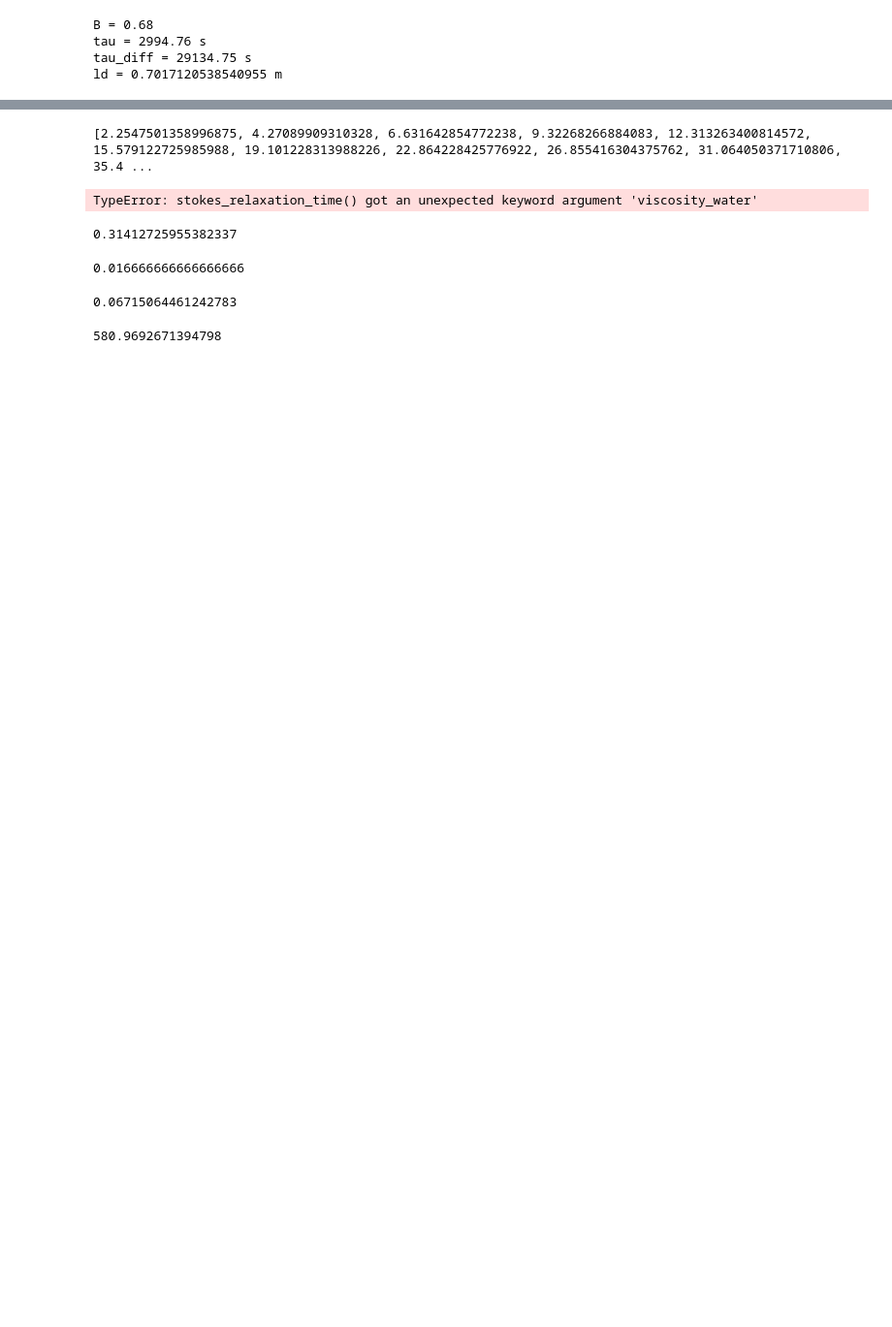
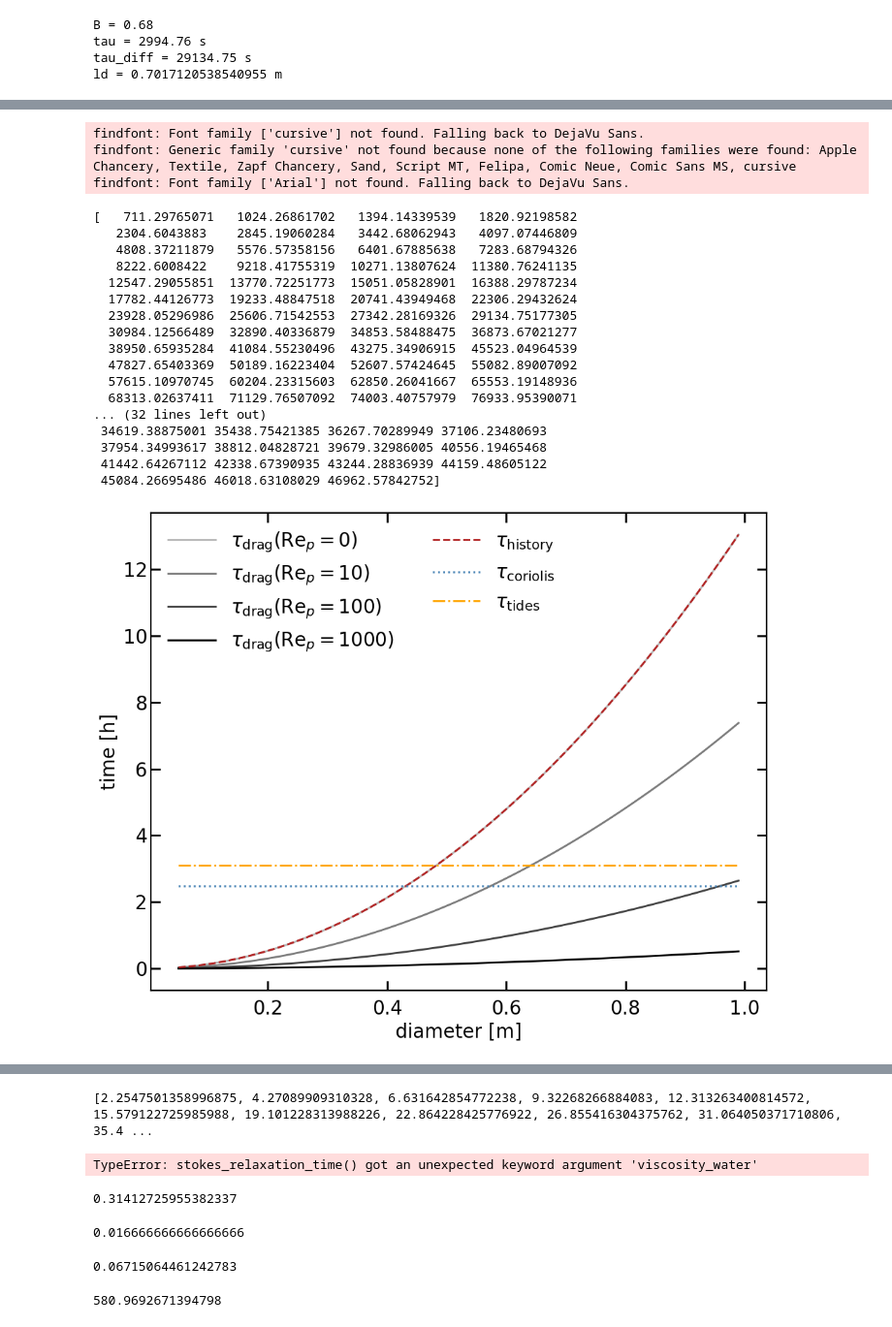
Before and after one commit to Parcels-code/Maxey_Riley_advection, a Jupyter notebook: simulations/stokes_drifters_settings.ipynb, the cells around one changed output, grey strips where cells are left out. Shown at 97% size. Drawn from its saved outputs; the diff is of its cells as text; code cells hidden in the pictures; blank space fills up the shorter version.

Commit message:
added history time

```diff
--- a/simulations/stokes_drifters_settings.ipynb
+++ b/simulations/stokes_drifters_settings.ipynb
@@ -102,0 +126,71 @@ Text(0, 0.5, 'time [s]')
+# %%
+# comparing timescales as function of particle diameter
+
+# particle diameter range between 1 cm and 50 cm
+dlist= np.arange(0.05,1,0.01) #in m
+
+# stokes relaxation time as function of diameter
+tau_stokes_0 = stokes_relaxation_time(diameter = dlist, kinematic_viscosity=kinematic_viscosity_water,buoyancy=B)
+
+# coriolis time scale
+tau_coriolis = 1/(2 * (7.2921159 * 10**-5) * np.sin(50*np.pi/180))# * (2*(1-B))/(1+2*B)
+
+#tides timescale
+tau_tides = 0.25 * 12.4 * 3600
+
+Reps = [0,10,100,1000]
+# Rep>1 drag correction factor,
+#reps = [factor_drag_white1991(Rep) for Rep in Reps]
+# drag relaxation time (for non stokes drag (i.e. Rep > 1) given by tau_Rep  = tau_stokes/Crep)
+
+tau_diff = diffusion_time(dlist, kinematic_viscosity_water)
+print(History_time(tau_diff, 1))
+print(tau_stokes_0)
+tau_history =[ tau_stokes_0 for  Rep in Reps ]
+tau_stokes = [tau_stokes_0/ factor_drag_white1991(Rep) for Rep in Reps]
+fig, ax = plt.subplots()
+#compare different timescales
+n_lines = 4
+cmap_blues = plt.colormaps['Greys']
+
+# Take colors at regular intervals spanning the colormap.
+blues = cmap_blues(np.linspace(0.4, 1, n_lines))
+
+for i in range(0,4,1):
+
+    ax.plot(dlist,tau_stokes[i]/3600,color=blues[i])
+ax.plot(dlist,tau_history[0]/3600,'--',color='firebrick')
+# ax.plot(dlist,tau_rep,'--',color='firebrick')
+ax.plot(dlist,np.full(dlist.size,tau_coriolis)/3600,':',color='steelblue')
+ax.plot(dlist,np.full(dlist.size,tau_tides)/3600,'-.',color='orange')
+
+ax.legend([ '$\\tau_{\\mathrm{drag}}$(Re$_p=0$)','$\\tau_{\\mathrm{drag}}$(Re$_p=10$)','$\\tau_{\\mathrm{drag}}$(Re$_p=100$)','$\\tau_{\\mathrm{drag}}$(Re$_p=1000$)','$\\tau_{\\mathrm{history}}$','$\\tau_{\\mathrm{coriolis}}$','$\\tau_{\\mathrm{tides}}$'],ncol=2)
+
+# ax.set_yscale('log')
+ax.set_xlabel('diameter [m]')
+ax.set_ylabel('time [h]')
+# ax.set_title('Re$_p$ = ' + f'{Reps[i]}',fontsize=20)
+fig.tight_layout()
+fig.savefig('../figures/timescales_diameter_Rep.pdf')
+# %% [output]
+findfont: Font family ['cursive'] not found. Falling back to DejaVu Sans.
+findfont: Generic family 'cursive' not found because none of the following families were found: Apple Chancery, Textile, Zapf Chancery, Sand, Script MT, Felipa, Comic Neue, Comic Sans MS, cursive
+findfont: Font family ['Arial'] not found. Falling back to DejaVu Sans.
+[   711.29765071   1024.26861702   1394.14339539   1820.92198582
+   2304.6043883    2845.19060284   3442.68062943   4097.07446809
+   4808.37211879   5576.57358156   6401.67885638   7283.68794326
+   8222.6008422    9218.41755319  10271.13807624  11380.76241135
+  12547.29055851  13770.72251773  15051.05828901  16388.29787234
+  17782.44126773  19233.48847518  20741.43949468  22306.29432624
+  23928.05296986  25606.71542553  27342.28169326  29134.75177305
+  30984.12566489  32890.40336879  34853.58488475  36873.67021277
+  38950.65935284  41084.55230496  43275.34906915  45523.04964539
+  47827.65403369  50189.16223404  52607.57424645  55082.89007092
+  57615.10970745  60204.23315603  62850.26041667  65553.19148936
+  68313.02637411  71129.76507092  74003.40757979  76933.95390071
+... (32 lines left out)
+ 34619.38875001 35438.75421385 36267.70289949 37106.23480693
+ 37954.34993617 38812.04828721 39679.32986005 40556.19465468
+ 41442.64267112 42338.67390935 43244.28836939 44159.48605122
+ 45084.26695486 46018.63108029 46962.57842752]
+[figure, added]
```
Also changed, not shown: parts of 6 cells of this notebook.
